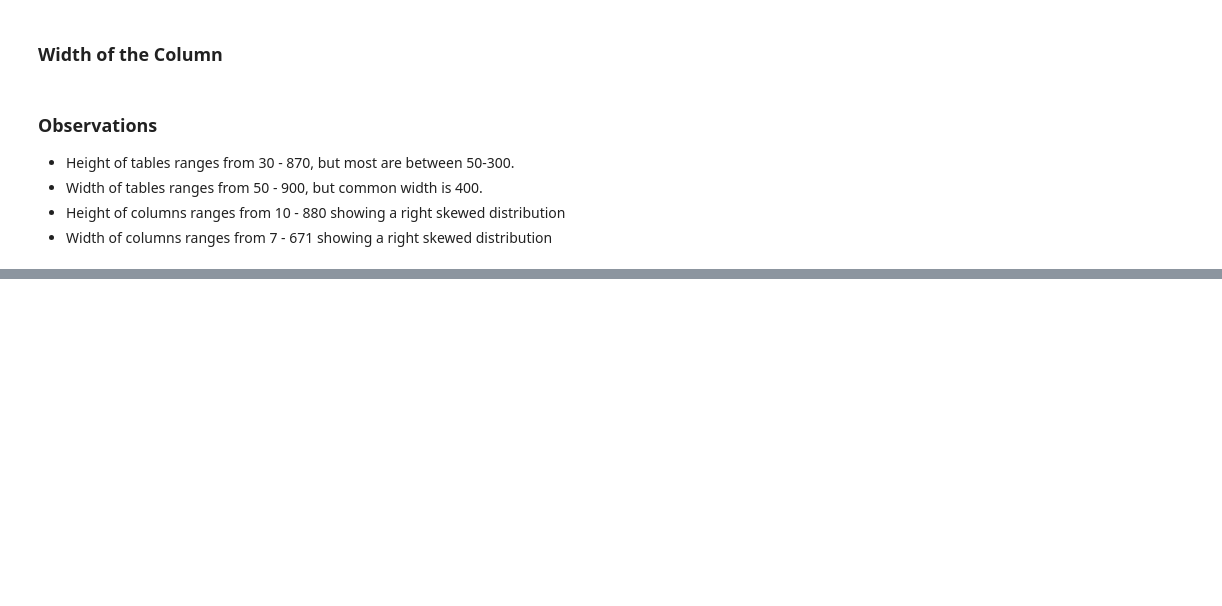
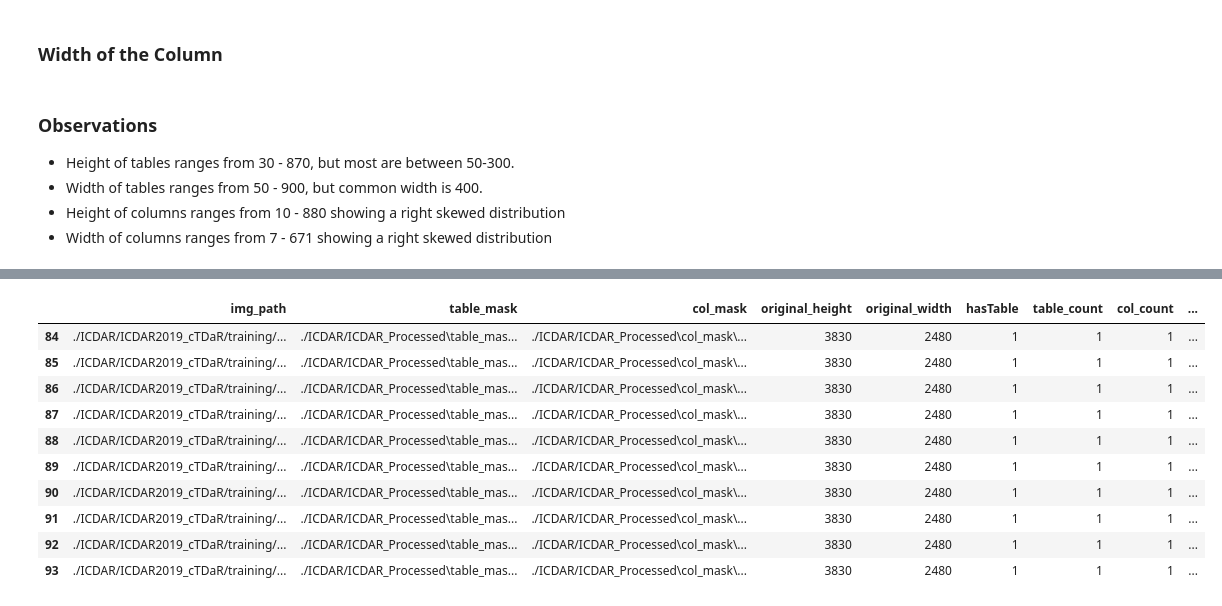
Before and after one commit to SidKad2003/TableNetForBunker, a Jupyter notebook: EDA-ICDAR.ipynb, the cells around one changed output, grey strips where cells are left out. Cells and saved outputs as stored; diff of their text form; code cells hidden in the pictures; blank space fills up the shorter version.

```diff
--- a/EDA-ICDAR.ipynb
+++ b/EDA-ICDAR.ipynb
@@ -633,0 +873,14 @@ plt.show()
+# %%
+temp3.tail(10)
+# %% [output]
+|  | img_path | table_mask | col_mask | original_height | original_width | hasTable | table_count | col_count | ... |
+| 84 | ./ICDAR/ICDAR2019_cTDaR/training/... | ./ICDAR/ICDAR_Processed\table_mas... | ./ICDAR/ICDAR_Processed\col_mask\... | 3830 | 2480 | 1 | 1 | 1 | ... |
+| 85 | ./ICDAR/ICDAR2019_cTDaR/training/... | ./ICDAR/ICDAR_Processed\table_mas... | ./ICDAR/ICDAR_Processed\col_mask\... | 3830 | 2480 | 1 | 1 | 1 | ... |
+| 86 | ./ICDAR/ICDAR2019_cTDaR/training/... | ./ICDAR/ICDAR_Processed\table_mas... | ./ICDAR/ICDAR_Processed\col_mask\... | 3830 | 2480 | 1 | 1 | 1 | ... |
+| 87 | ./ICDAR/ICDAR2019_cTDaR/training/... | ./ICDAR/ICDAR_Processed\table_mas... | ./ICDAR/ICDAR_Processed\col_mask\... | 3830 | 2480 | 1 | 1 | 1 | ... |
+| 88 | ./ICDAR/ICDAR2019_cTDaR/training/... | ./ICDAR/ICDAR_Processed\table_mas... | ./ICDAR/ICDAR_Processed\col_mask\... | 3830 | 2480 | 1 | 1 | 1 | ... |
+| 89 | ./ICDAR/ICDAR2019_cTDaR/training/... | ./ICDAR/ICDAR_Processed\table_mas... | ./ICDAR/ICDAR_Processed\col_mask\... | 3830 | 2480 | 1 | 1 | 1 | ... |
+| 90 | ./ICDAR/ICDAR2019_cTDaR/training/... | ./ICDAR/ICDAR_Processed\table_mas... | ./ICDAR/ICDAR_Processed\col_mask\... | 3830 | 2480 | 1 | 1 | 1 | ... |
+| 91 | ./ICDAR/ICDAR2019_cTDaR/training/... | ./ICDAR/ICDAR_Processed\table_mas... | ./ICDAR/ICDAR_Processed\col_mask\... | 3830 | 2480 | 1 | 1 | 1 | ... |
+| 92 | ./ICDAR/ICDAR2019_cTDaR/training/... | ./ICDAR/ICDAR_Processed\table_mas... | ./ICDAR/ICDAR_Processed\col_mask\... | 3830 | 2480 | 1 | 1 | 1 | ... |
+| 93 | ./ICDAR/ICDAR2019_cTDaR/training/... | ./ICDAR/ICDAR_Processed\table_mas... | ./ICDAR/ICDAR_Processed\col_mask\... | 3830 | 2480 | 1 | 1 | 1 | ... |
```
Also changed, not shown: parts of 25 cells of this notebook, 4 other files.
